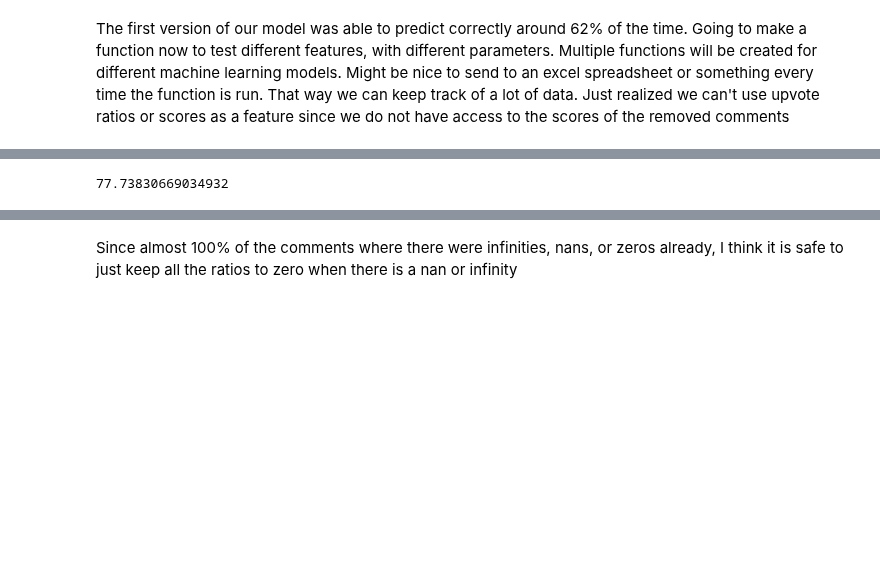
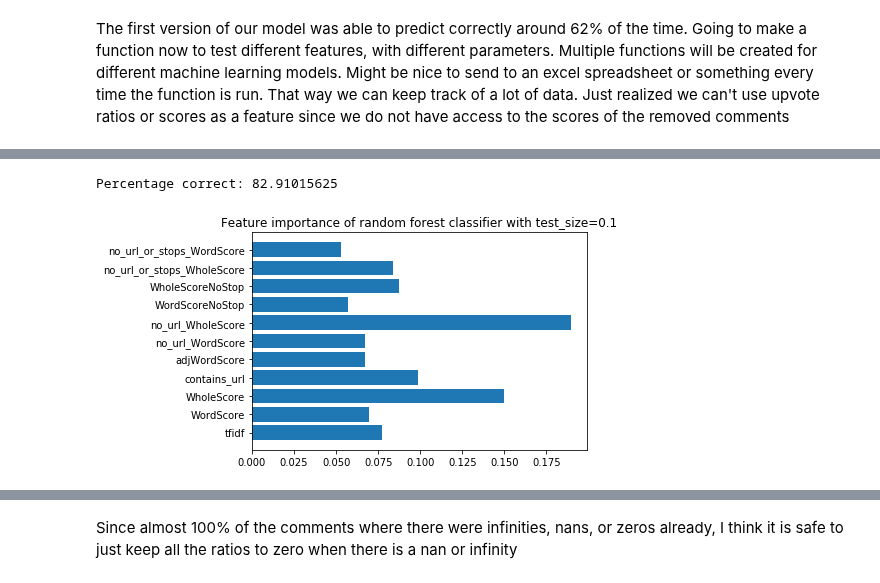
Before and after one commit to mcatalano26/cmps-cap, a Jupyter notebook: MachineLearning.ipynb, the cells around one changed output, grey strips where cells are left out. Saved outputs shown, nothing was run; the diff lists cells and outputs as text; code cells hidden in the pictures; blank space fills up the shorter version.

```diff
--- a/MachineLearning.ipynb
+++ b/MachineLearning.ipynb
@@ -302,27 +301,32 @@ decision_tree_class_func(comments_df, features, 'action', 0.33)
 # %%
 from sklearn.ensemble import RandomForestClassifier
 #Random Forest Classifier
-def random_forest_class_func(df, feature_list, target_name, test_size):
+def random_forest_class_func(df, feature_list, target_name, test_size, estimators):
     #set up training and testing split
     X_train, X_test, y_train, y_test = set_up_train_test_split(df, feature_list, target_name, test_size)
 
     #fit ridge classifier to x and y training set
-    clf = RandomForestClassifier().fit(X_train, y_train)
+    clf = RandomForestClassifier(n_estimators = estimators).fit(X_train, y_train)
+
+    importances = clf.feature_importances_
 
     #Predict with ridge classifier on x and y testing set
     y_val = clf.predict(X_test)
 
     #report the correct percentage of predictions
     percentage = determine_accuracy(y_test, y_val)
 
     #Send data to csv to keep track of data
-    data = [[feature_list, test_size, percentage]]
-    return_df = pd.DataFrame(data, columns = ['features', 'test size', 'percent correct'])
+    data = [[feature_list, test_size, percentage, estimators]]
+    return_df = pd.DataFrame(data, columns = ['features', 'test size', 'percent correct', 'n_estimators'])
     return_df.to_csv('files/ML_Results/RandomForestClassifier_Results.csv', mode='a', header=False, index=False)
 
-    return percentage
+    print('Percentage correct: ' + str(percentage) + '\n')
+    plt.barh(feature_list, importances)
+    plt.title('Feature importance of random forest classifier with test_size=' + str(test_size))
 
-features = ['tfidf', 'WordScore', 'WholeScore', 'contains_url', 'adjWordScore', 'profanity', 'contains_!', 'no_url_WordScore', 'no_url_WholeScore', 'WordScoreNoStop', 'WholeScoreNoStop', 'no_url_or_stops_WholeScore', 'no_url_or_stops_WordScore']
-random_forest_class_func(comments_df, features, 'action', 0.33)
+features = ['tfidf', 'WordScore', 'WholeScore', 'contains_url', 'adjWordScore', 'no_url_WordScore', 'no_url_WholeScore', 'WordScoreNoStop', 'WholeScoreNoStop', 'no_url_or_stops_WholeScore', 'no_url_or_stops_WordScore']
+random_forest_class_func(comments_df, features, 'action', 0.1, 1000)
 # %% [output]
-77.73830669034932
+Percentage correct: 82.91015625
+[figure, added]
```
Also changed, not shown: parts of 11 cells of this notebook, 6 other files.
